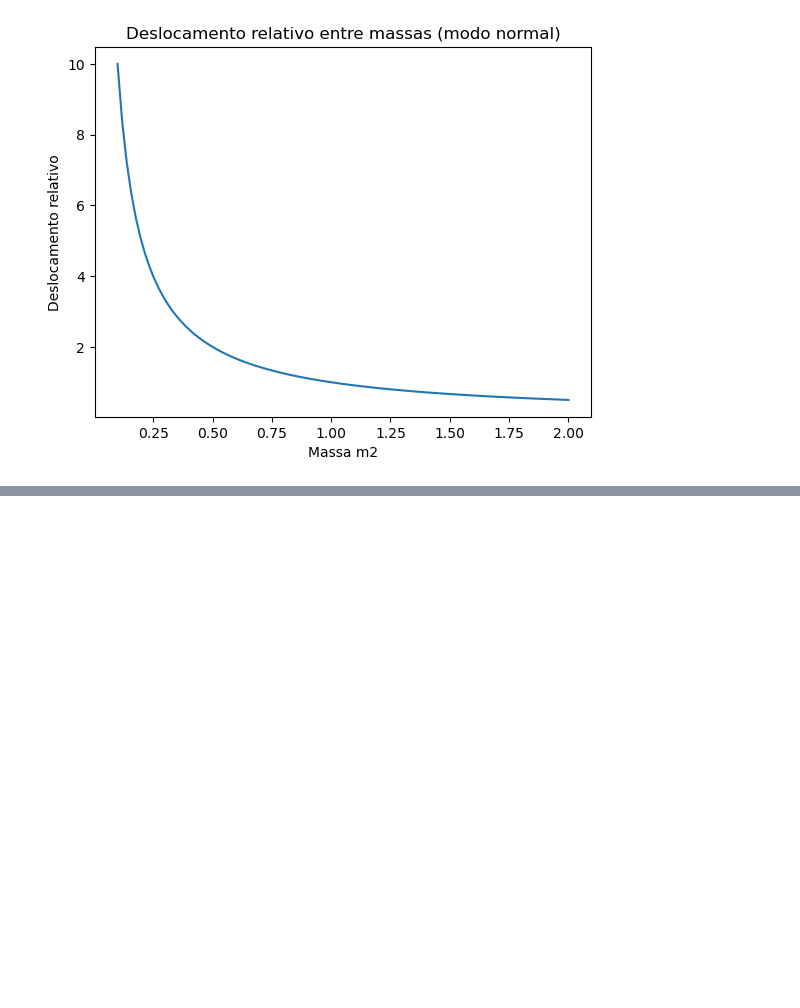
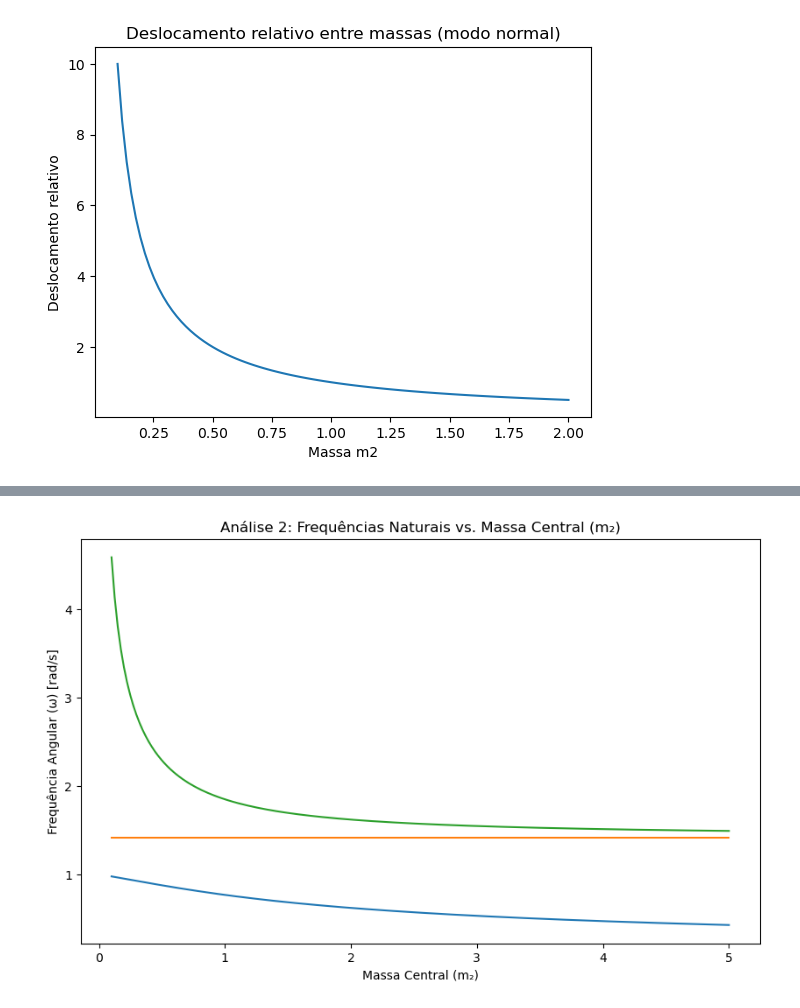
Before and after one commit to LuizDaniel-2/ATV4_FisComp, a Jupyter notebook: ATV4.ipynb, the cells around one changed output, grey strips where cells are left out. Saved outputs shown, nothing was run; the diff lists cells and outputs as text; code cells hidden in the pictures; blank space fills up the shorter version.

```diff
--- a/ATV4.ipynb
+++ b/ATV4.ipynb
@@ -169,0 +250,49 @@ plt.show()
+# %%
+# --- ANÁLISE 2: Variando apenas a massa central ---
+# Esta é uma análise mais rica. Mantemos m1 e m3 fixas e variamos m2.
+# Isso nos permite ver o efeito da quebra parcial de simetria.
+
+import numpy as np
+import matplotlib.pyplot as plt
+from numpy.linalg import eig
+
+k = 1.0
+m_fixa = 1.0  # Massas das extremidades m1 e m3
+massa_central_range = np.linspace(0.1, 5.0, 200) # Faixa de valores para m2
+
+omegas_1_cenario2, omegas_2_cenario2, omegas_3_cenario2 = [], [], []
+
+for m2 in massa_central_range:
+    # Matriz de Massa M com m2 variável
+    M = np.diag([m_fixa, m2, m_fixa])
+
+    # Matriz de Rigidez K (a mesma de antes)
+    K = k * np.array([
+        [ 2, -1,  0],
+        [-1,  2, -1],
+        [ 0, -1,  2]
+    ])
+
+    # Resolve o sistema da mesma forma
+    M_inv = np.linalg.inv(M)
+    sistema = np.dot(M_inv, K)
+    autovalores_quadrados, _ = eig(sistema)
+
+    # Ordena e calcula as frequências
+    omegas = np.sqrt(np.sort(autovalores_quadrados))
+
+    omegas_1_cenario2.append(omegas[0])
+    omegas_2_cenario2.append(omegas[1])
+    omegas_3_cenario2.append(omegas[2])
+
+# Gráfico da Análise 2
+plt.figure(figsize=(10, 6))
+plt.plot(massa_central_range, omegas_1_cenario2, label='ω₁')
+plt.plot(massa_central_range, omegas_2_cenario2, label='ω₂ (Modo Antissimétrico)')
+plt.plot(massa_central_range, omegas_3_cenario2, label='ω₃')
+plt.title('Análise 2: Frequências Naturais vs. Massa Central (m₂)')
+plt.xlabel('Massa Central (m₂)')
+plt.ylabel('Frequência Angular (ω) [rad/s]')
+plt.show()
+# %% [output]
+[figure, added]
```
Also changed, not shown: parts of 12 cells of this notebook.
